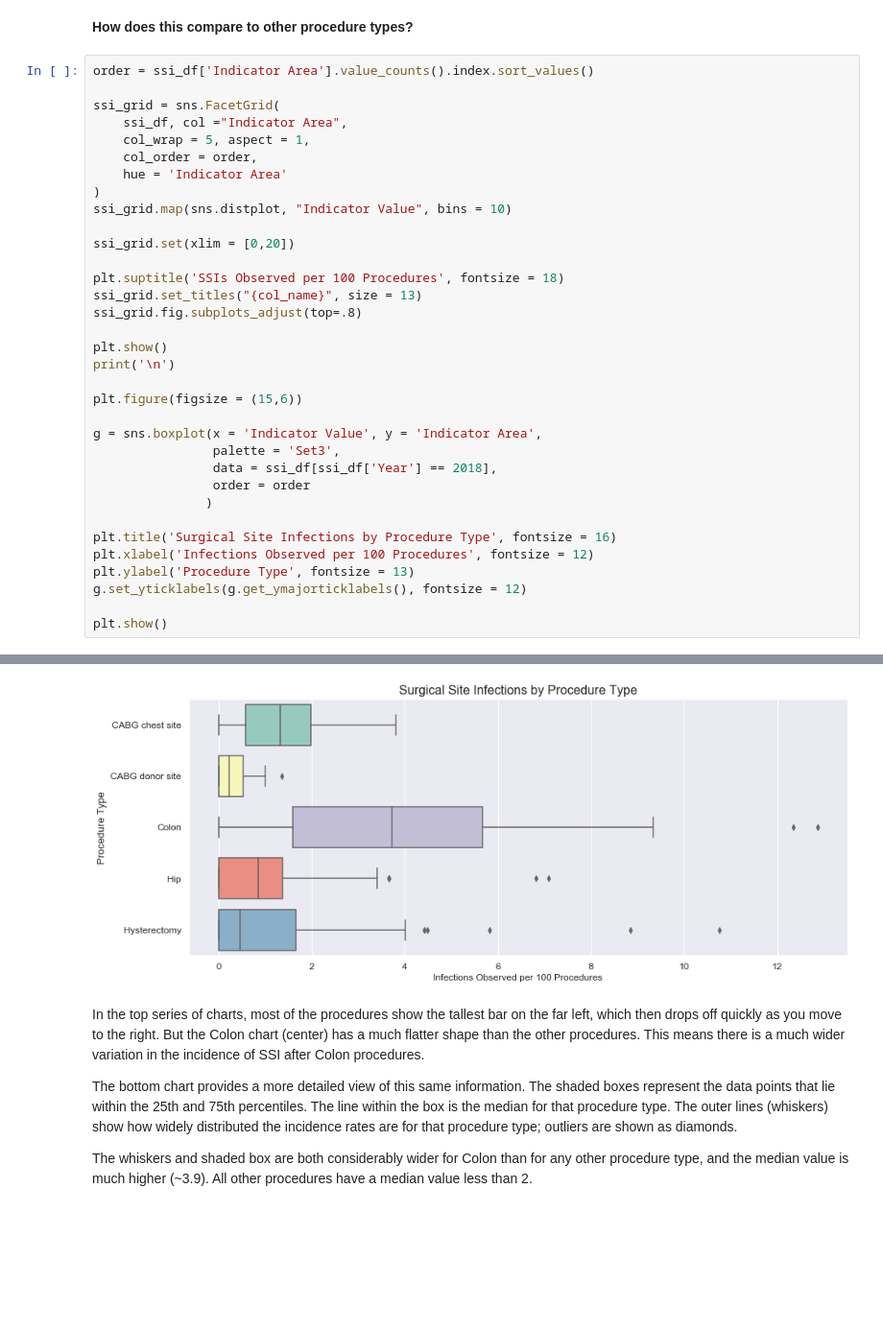
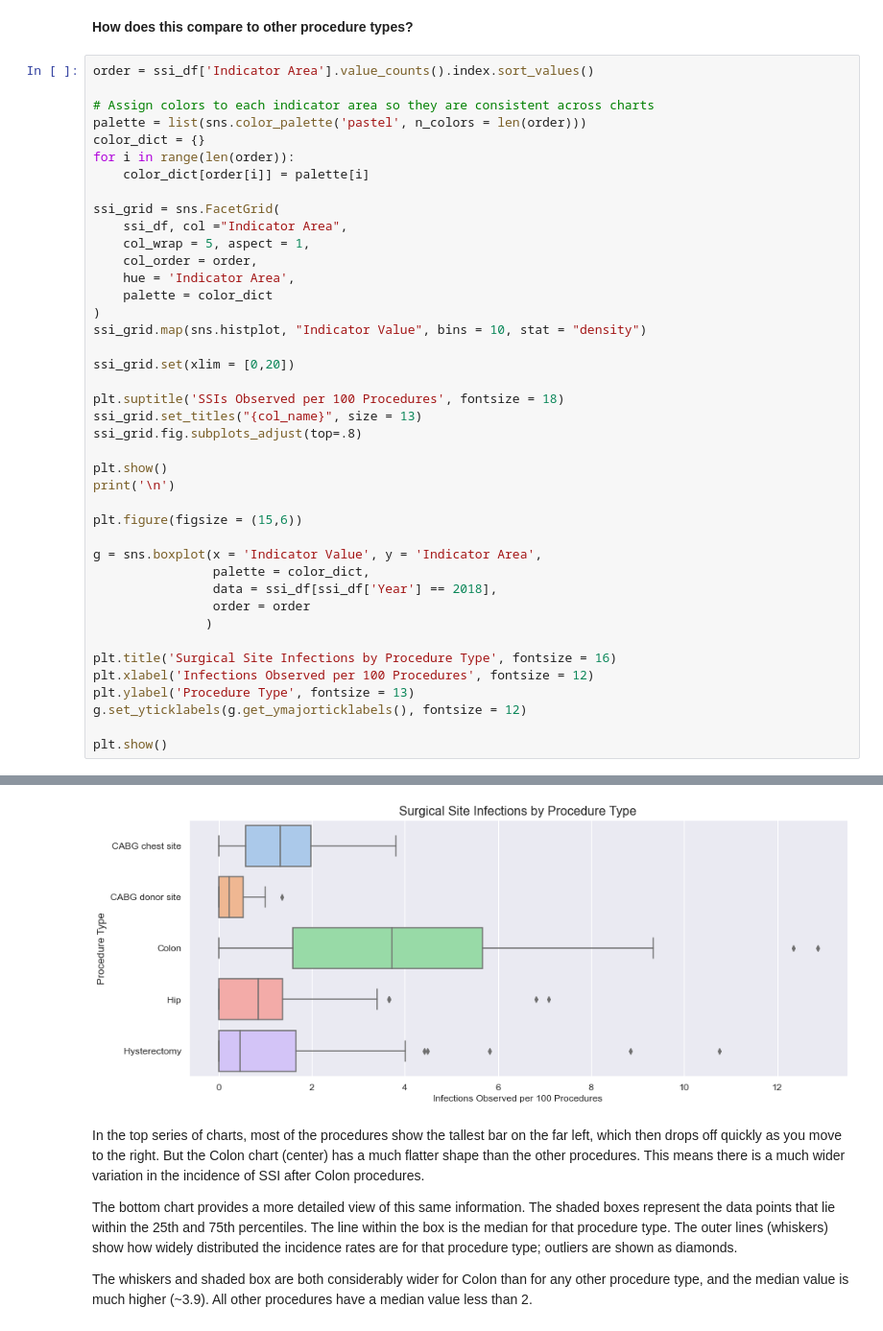
Before and after one commit to bethperry/HAI_Analysis, a Jupyter notebook: NY_Hospital_Acquired_Infections_2008-2018.ipynb, the cells around one changed output, grey strips where cells are left out. Shown at 96% size. Cells and saved outputs as stored; diff of their text form; blank space fills up the shorter version.

```diff
--- a/NY_Hospital_Acquired_Infections_2008-2018.ipynb
+++ b/NY_Hospital_Acquired_Infections_2008-2018.ipynb
@@ -895,14 +891,21 @@ However, almost as many facilities (~14%) reported an incidence level between 2.
 **How does this compare to other procedure types?**
 # %%
 order = ssi_df['Indicator Area'].value_counts().index.sort_values()
+
+# Assign colors to each indicator area so they are consistent across charts
+palette = list(sns.color_palette('pastel', n_colors = len(order)))
+color_dict = {}
+for i in range(len(order)):
+    color_dict[order[i]] = palette[i]
 
 ssi_grid = sns.FacetGrid(
     ssi_df, col ="Indicator Area",
     col_wrap = 5, aspect = 1,
     col_order = order,
-    hue = 'Indicator Area'
+    hue = 'Indicator Area',
+    palette = color_dict
 )
-ssi_grid.map(sns.distplot, "Indicator Value", bins = 10)
+ssi_grid.map(sns.histplot, "Indicator Value", bins = 10, stat = "density")
 
 ssi_grid.set(xlim = [0,20])
 
@@ -916,7 +919,7 @@ print('\n')
 plt.figure(figsize = (15,6))
 
 g = sns.boxplot(x = 'Indicator Value', y = 'Indicator Area',
-                palette = 'Set3',
+                palette = color_dict,
                 data = ssi_df[ssi_df['Year'] == 2018],
                 order = order
                )
@@ -932,4 +935,4 @@ plt.show()
-[figure, old version]
+[figure, new version]
 # %% [markdown]
 In the top series of charts, most of the procedures show the tallest bar on the far left, which then drops off quickly as you move to the right. But the Colon chart (center) has a much flatter shape than the other procedures. This means there is a much wider variation in the incidence of SSI after Colon procedures.
 
```
Also changed, not shown: parts of 5 cells of this notebook, 1 other file.
